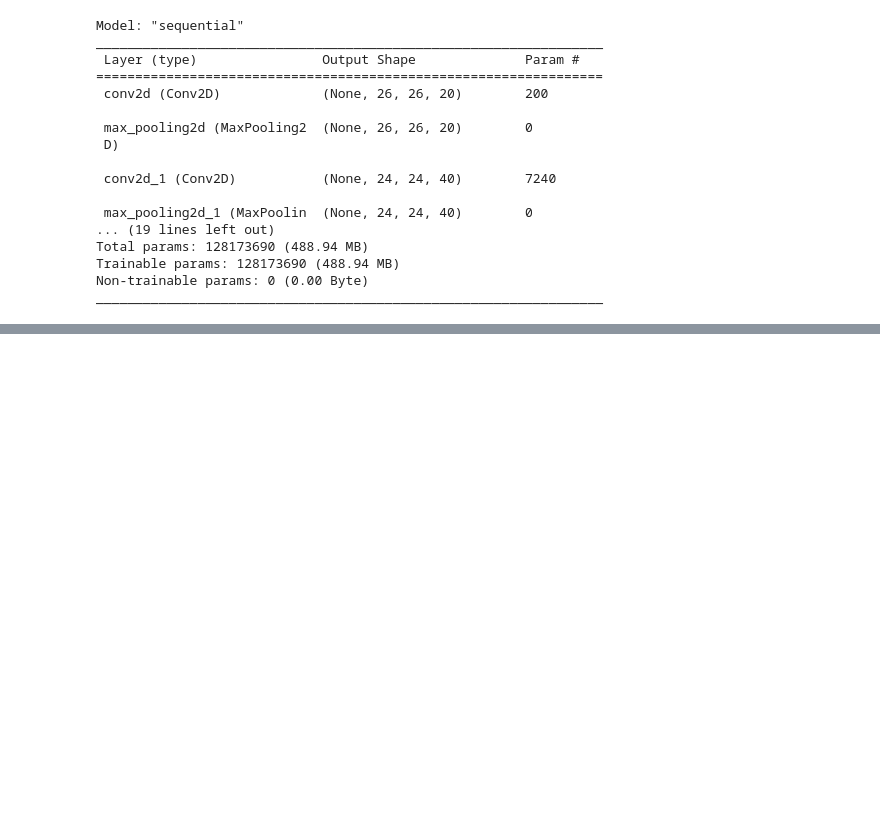
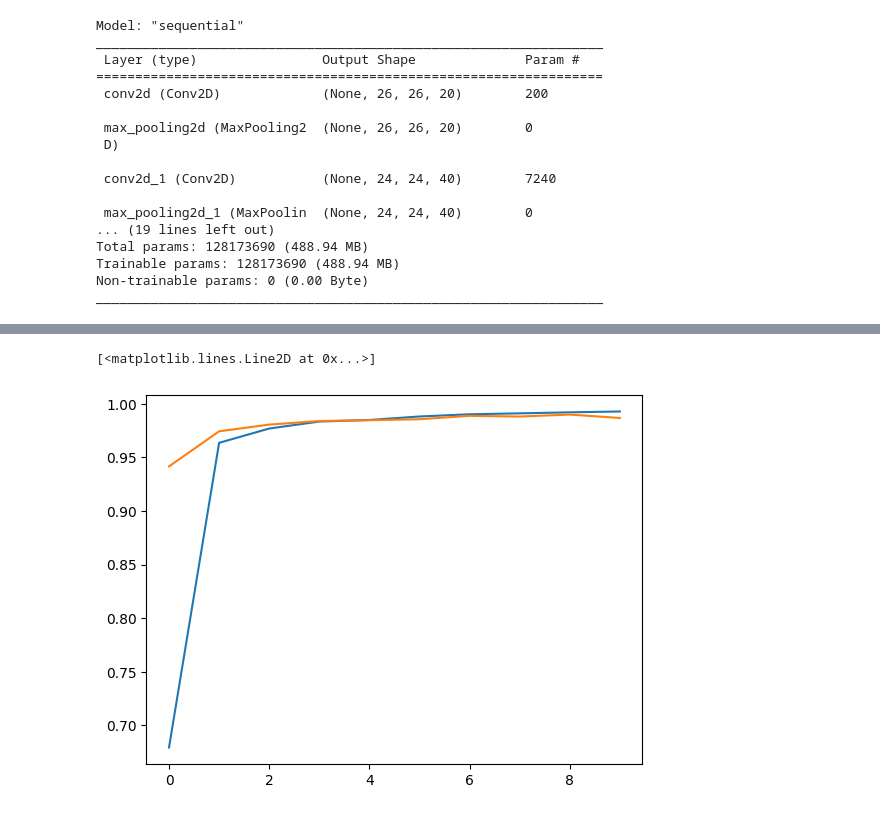
Before and after one commit to Abhijeet399/DS_Live_Oct_23, a Jupyter notebook: Lec32/CNN_TensorFlow_MNIST.ipynb, the cells around one changed output, grey strips where cells are left out. Cells and saved outputs as stored; diff of their text form; code cells hidden in the pictures; blank space fills up the shorter version.

```diff
--- a/Lec32/CNN_TensorFlow_MNIST.ipynb
+++ b/Lec32/CNN_TensorFlow_MNIST.ipynb
@@ -104,0 +141,6 @@ KeyboardInterrupt
+# %%
+plt.plot(hist.history['recall'])
+plt.plot(hist.history['val_recall'])
+# %% [output]
+[<matplotlib.lines.Line2D at 0x...>]
+[figure, added]
```
Also changed, not shown: parts of 8 cells of this notebook.
